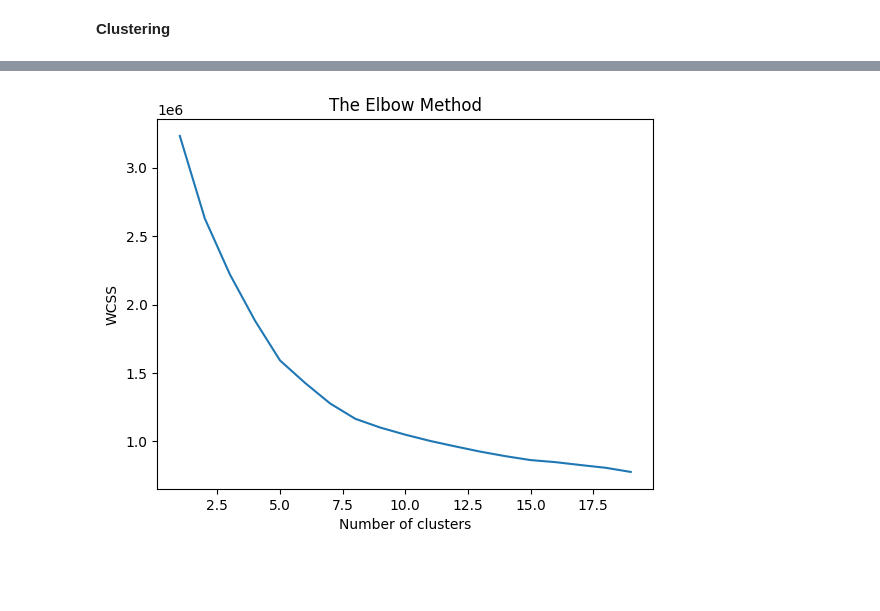
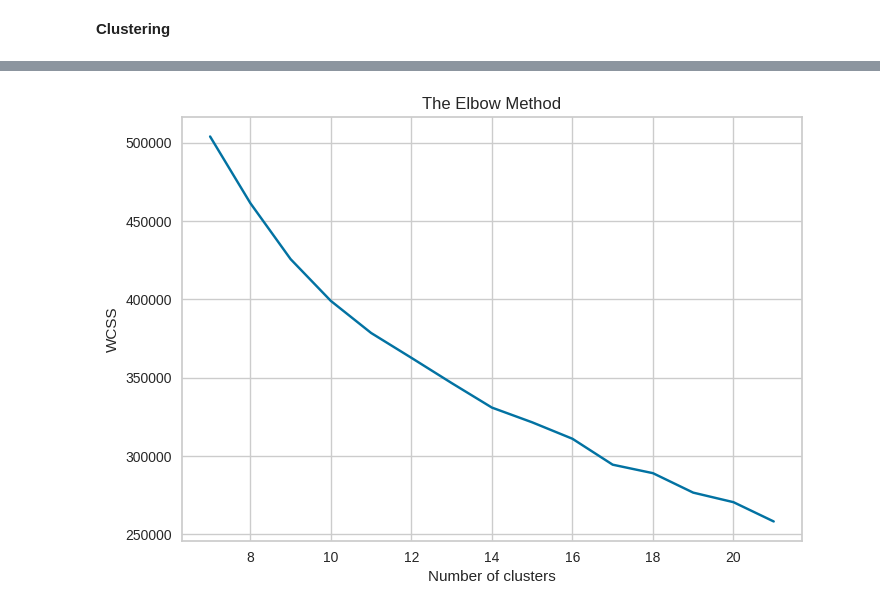
Before and after one commit to hishamcse/Business_Analytics_Transaction_Clustering, a Jupyter notebook: Training_Task.ipynb, the cells around one changed output, grey strips where cells are left out. Saved outputs shown, nothing was run; the diff lists cells and outputs as text; code cells hidden in the pictures; blank space fills up the shorter version.

Commit message:
Implement better pre-processing and Kmeans, Mini batch Kmeans algorithm

```diff
--- a/Training_Task.ipynb
+++ b/Training_Task.ipynb
@@ -58,7 +65,7 @@ Name: NARATION, Length: 128604, dtype: object
 # %%
 # lowercase
 
-narrations = narrations.str.lower()
+narrations = narrations_init.str.lower()
 print(narrations)
 # %% [output]
 0                                               cash withdraw
@@ -178,0 +242,12 @@ narrations = lemma_narrations
+# %%
+final = []
+
+for w in temp:
+  c = []
+  for x in w:
+    if str(x) not in NER_lists:
+     c.append(x)
+
+  final.append(c)
+
+final
@@ -178,0 +272,14 @@ narrations = lemma_narrations
+# %%
+# remove empty narrations
+
+temp1 = []
+temp2 = []
+for index, narration in enumerate(final):
+  if len(narration) != 0:
+    temp1.append(original_narrations.iloc[index])
+    temp2.append(narration)
+  # else:
+  #   print(original_narrations.iloc[index])
+
+print(len(temp1))
+print(len(temp2))
@@ -178,0 +289,3 @@ narrations = lemma_narrations
+# %%
+original_narrations = temp1
+narrations = temp2
@@ -349,15 +379,18 @@ Silhouette values:
 # %%
-from sklearn.cluster import KMeans
+# Elbow Method analysis
+
 wcss = []
-for i in range(1,20):
+
+for i in range(7,22):
     kmeans = KMeans(n_clusters=i,init='k-means++',max_iter=300,n_init=10,random_state=42)
     kmeans.fit(vectorized_docs)
     wcss.append(kmeans.inertia_)
-plt.plot(range(1,20),wcss)
+
+plt.plot(range(7,22),wcss)
 plt.title('The Elbow Method')
 plt.xlabel('Number of clusters')
 plt.ylabel('WCSS')
 plt.savefig('elbow.png')
 plt.show()
 # %% [output]
-[figure, old version]
+[figure, new version]
```
Also changed, not shown: parts of 28 cells of this notebook, 2 other files.
